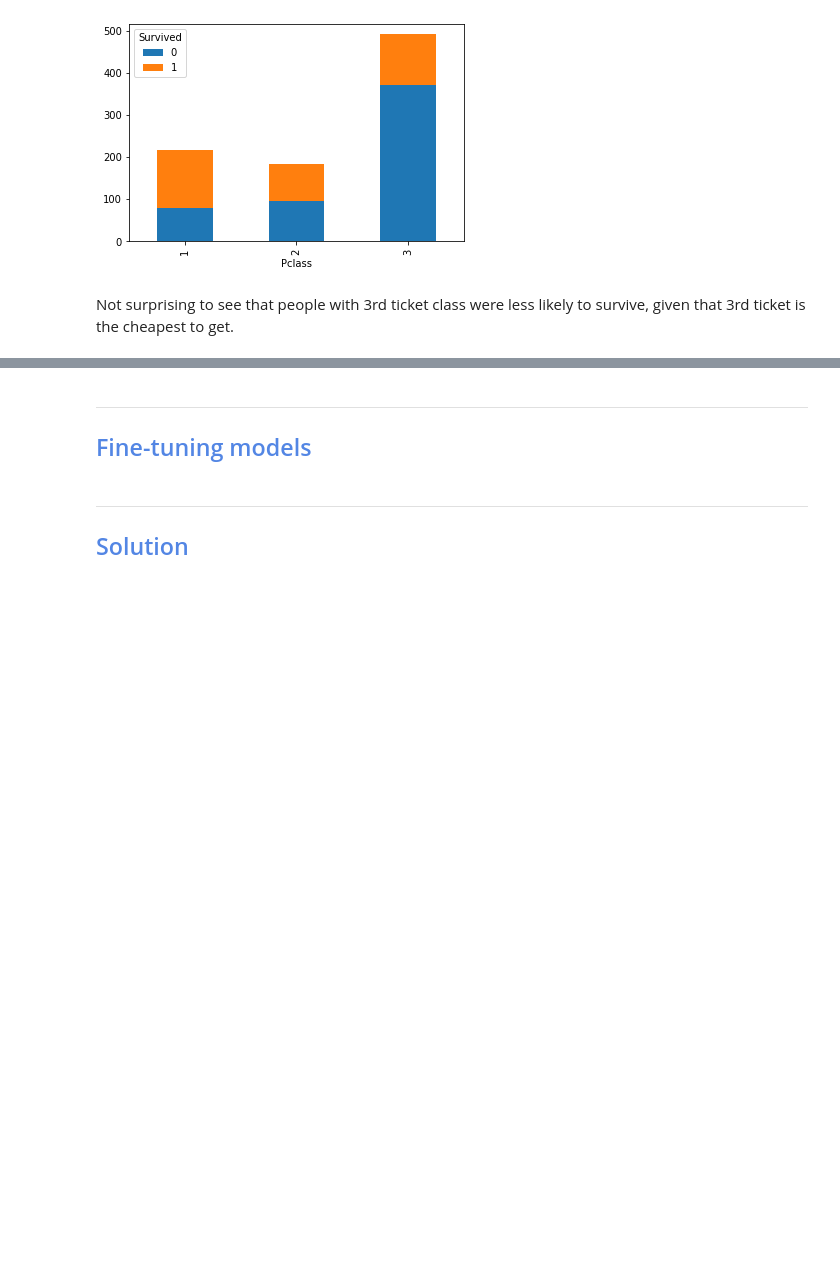
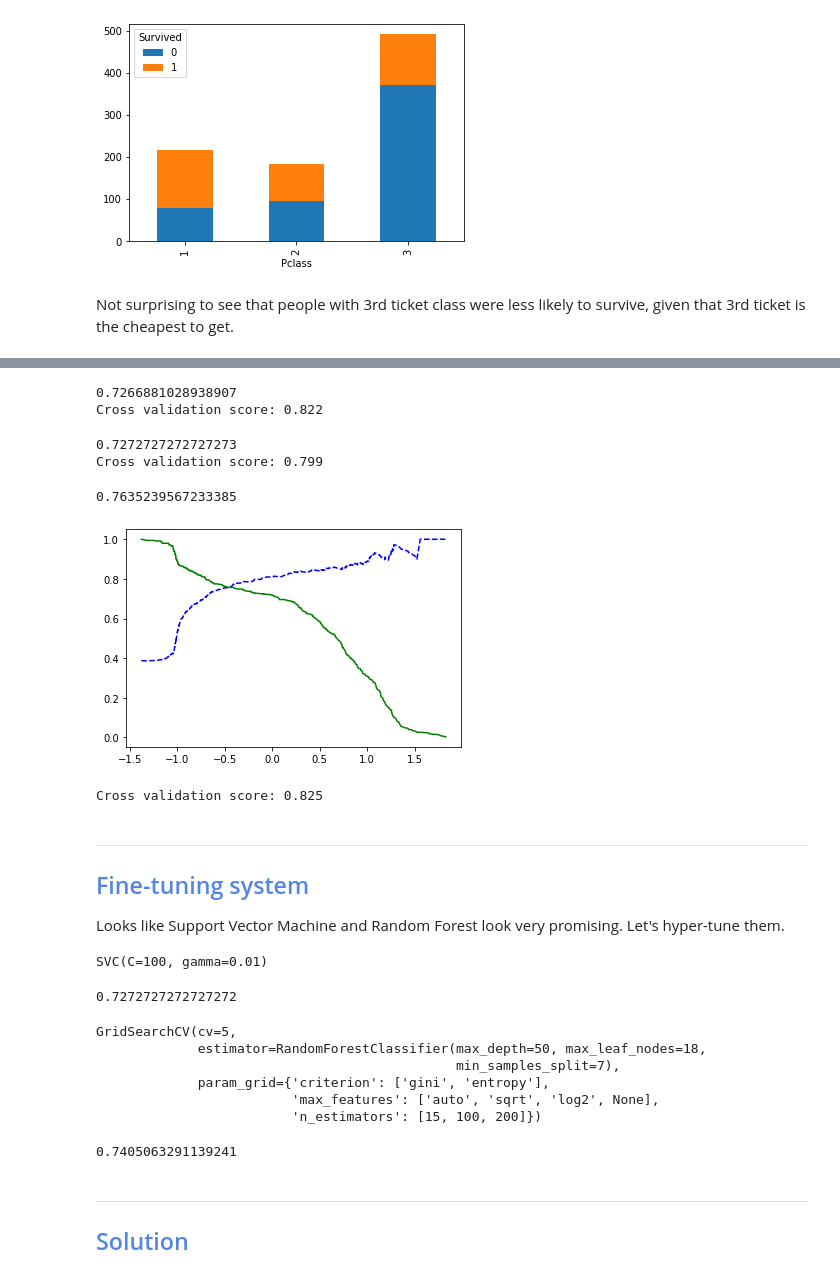
Before and after one commit to FukiBabasaki/Data-science-portfolio, a Jupyter notebook: Notebooks/Supervised/Titanic-classification/titanic-classification.ipynb, the cells around one changed output, grey strips where cells are left out. Cells and saved outputs as stored; diff of their text form; code cells hidden in the pictures; blank space fills up the shorter version.

Commit message:
Finalise project

```diff
--- a/Notebooks/Supervised/Titanic-classification/titanic-classification.ipynb
+++ b/Notebooks/Supervised/Titanic-classification/titanic-classification.ipynb
@@ -211,6 +259,72 @@ array([1])
+# %%
+from sklearn.ensemble import RandomForestClassifier
+
+forest_clf = RandomForestClassifier(max_depth = 50,
+                                min_samples_split =7,
+                                min_weight_fraction_leaf = 0.0,
+                                max_leaf_nodes = 18)
+plot_pr_and_f1score(forest_clf)
+print('Cross validation score: {:.3f}'.format(cross_val_score(forest_clf, titanic_prepared, titanic_labels, cv=10).mean()))
+# %% [output]
+0.7266881028938907
+Cross validation score: 0.822
+# %%
+from sklearn.neighbors import KNeighborsClassifier
+
+knn_clf = KNeighborsClassifier()
+plot_pr_and_f1score(knn_clf)
+print('Cross validation score: {:.3f}'.format(cross_val_score(knn_clf, titanic_prepared, titanic_labels, cv=10).mean()))
+# %% [output]
+0.7272727272727273
+Cross validation score: 0.799
+# %%
+from sklearn.svm import SVC
+
+svm_clf = SVC()
+plot_pr_and_f1score(svm_clf)
+print('Cross validation score: {:.3f}'.format(cross_val_score(svm_clf, titanic_prepared, titanic_labels, cv=10).mean()))
+# %% [output]
+0.7635239567233385
+[figure, added]
+Cross validation score: 0.825
 # %% [markdown]
 ---
-<h2 style="color:#5386E4">Fine-tuning models</h2>
+<h2 style="color:#5386E4">Fine-tuning system</h2>
+Looks like Support Vector Machine and Random Forest look very promising. Let's hyper-tune them.
+# %%
+from sklearn.model_selection import GridSearchCV
+
+param_grid = {'C': [0.1,1, 10, 100], 'gamma': [1,0.1,0.01,0.001],'kernel': ['rbf', 'poly', 'sigmoid']}
+
+grid_search = GridSearchCV(svm_clf, param_grid, cv=5, scoring='f1')
+grid_search.fit(titanic_prepared, titanic_labels)
+print(grid_search.best_estimator_)
+# %% [output]
+SVC(C=100, gamma=0.01)
+# %%
+final_svm_model = grid_search.best_estimator_
+plot_pr_and_f1score(final_svm_model)
+# %% [output]
+0.7272727272727272
+# %%
+parameter_grid = {'n_estimators' : [15, 100, 200],
+                  'criterion' : ['gini', 'entropy'],
+                  'max_features' : ['auto', 'sqrt', 'log2', None]
+                 }
+grid_search = GridSearchCV(forest_clf, parameter_grid, cv=5)
+grid_search.fit(titanic_prepared, titanic_labels)
+# %% [output]
+GridSearchCV(cv=5,
+             estimator=RandomForestClassifier(max_depth=50, max_leaf_nodes=18,
+                                              min_samples_split=7),
+             param_grid={'criterion': ['gini', 'entropy'],
+                         'max_features': ['auto', 'sqrt', 'log2', None],
+                         'n_estimators': [15, 100, 200]})
+# %%
+final_forest_model = grid_search.best_estimator_
+plot_pr_and_f1score(final_forest_model)
+# %% [output]
+0.7405063291139241
 # %% [markdown]
 ---
 <h2 style="color:#5386E4">Solution</h2>
```
Also changed, not shown: parts of 17 cells of this notebook.
